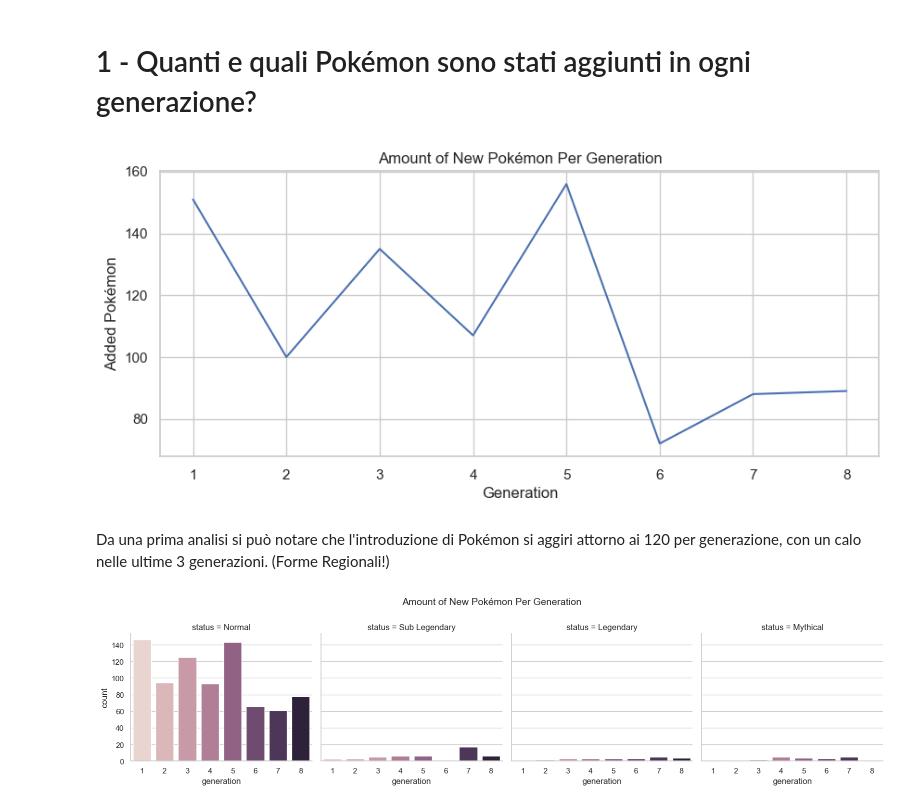
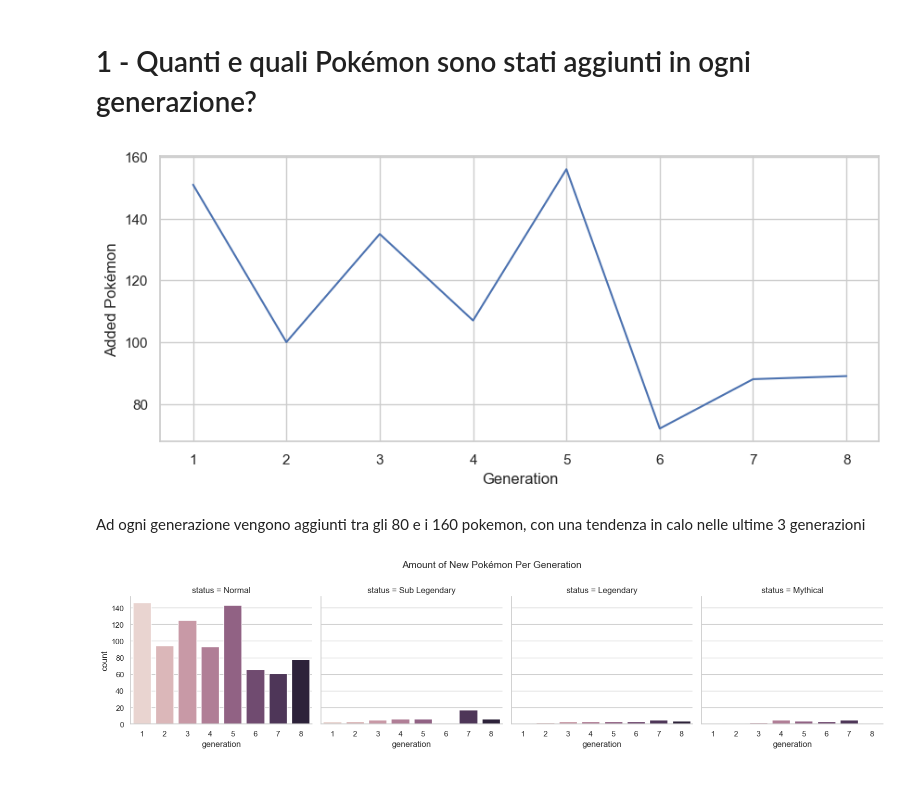
Before and after one commit to T-m-m-s/ProjectSDD, a Jupyter notebook: Project.ipynb, the cells around one changed output. Cells and saved outputs as stored; diff of their text form; code cells hidden in the pictures; blank space fills up the shorter version.

```diff
--- a/Project.ipynb
+++ b/Project.ipynb
@@ -62,14 +61,14 @@ Per la realizazione di questo progetto sono stati utilizzati un totale di 4 data
 # %%
 sns.set_theme(style = 'whitegrid')
 plt.figure(figsize = (10,4))
-ax = sns.lineplot(data = gen_amount).set(xlabel = 'Generation', ylabel = 'Added Pokémon', title = 'Amount of New Pokémon Per Generation')
+ax = sns.lineplot(data = gen_amount).set(xlabel = 'Generation', ylabel = 'Added Pokémon')
 # %% [output]
-[figure, old version]
+[figure, new version]
 # %%
 %%HTML
 <link rel="stylesheet" type="text/css" href="custom.css">
 # %% [markdown]
-Da una prima analisi si può notare che l'introduzione di Pokémon si aggiri attorno ai 120 per generazione, con un calo nelle ultime 3 generazioni. (Forme Regionali!)
+Ad ogni generazione vengono aggiunti tra gli 80 e i 160 pokemon, con una tendenza in calo nelle ultime 3 generazioni
 # %%
 f=sns.catplot(x = 'generation', col = 'status', kind = 'count', hue = 'generation', legend = False, data = pokedex_nd, height = 4)
 f.fig.subplots_adjust(top = 0.8);
```
Also changed, not shown: parts of 23 cells of this notebook, 1 other file.
